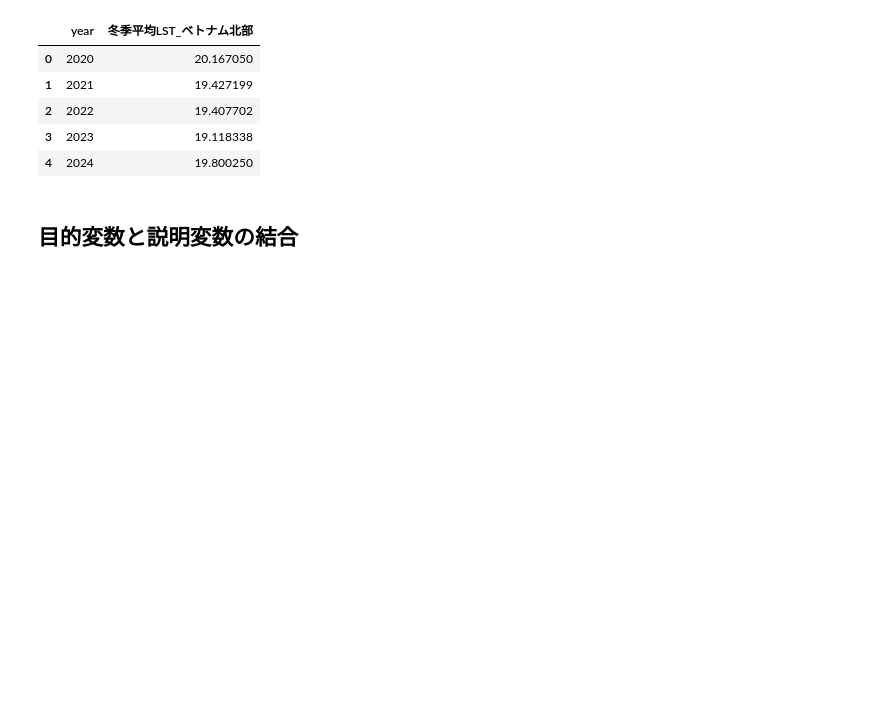
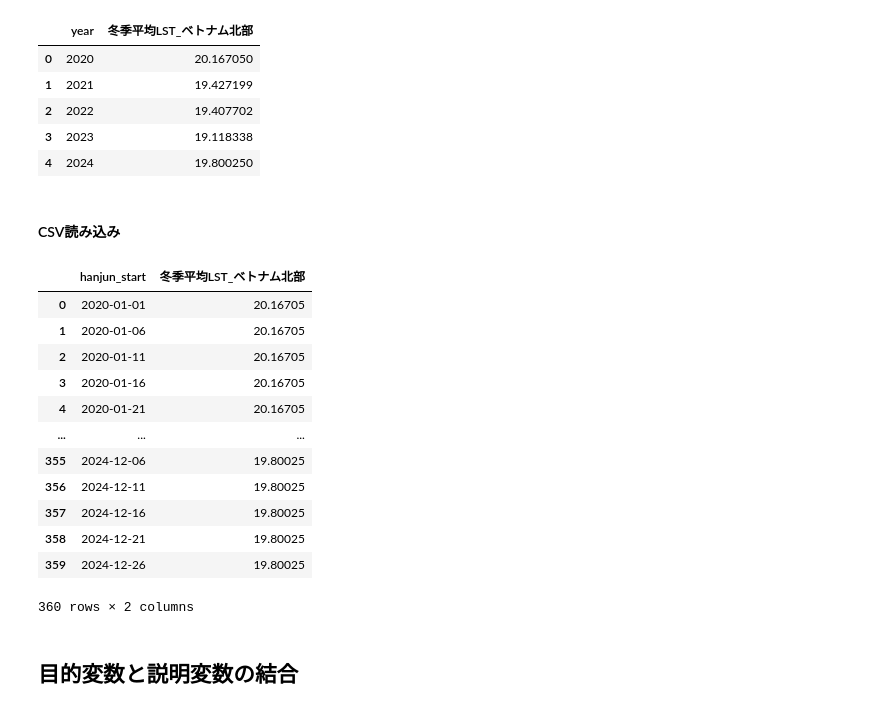
Before and after one commit to ShotaSasaki-HU/ASTRO-CAMP-2025, a Jupyter notebook: sarimax.ipynb, the cells around one changed output. Cells and saved outputs as stored; diff of their text form; code cells hidden in the pictures; blank space fills up the shorter version.

Commit message:
df_winter_LST_vietnam

```diff
--- a/sarimax.ipynb
+++ b/sarimax.ipynb
@@ -1353,6 +1353,38 @@ df_winter_LST
 | 2 | 2022 | 19.407702 |
 | 3 | 2023 | 19.118338 |
 | 4 | 2024 | 19.800250 |
+# %% [markdown]
+#### CSV読み込み
+# %%
+path = (
+    "https://github.com/ShotaSasaki-HU/ASTRO-CAMP-2025/raw/refs/heads/main/data"
+    "/df_winter_LST_%5B103.00777923375853,%2020.65022645654068,"
+    "%20106.84768713637455,%2023.37415023240974%5D.csv"
+)
+df_winter_LST_vietnam = pd.read_csv(path, encoding="utf-8", header=0, index_col=0)
+
+df_year = df_resp['hanjun_start'].copy()
+df_year = df_year.to_frame()
+df_year['year'] = df_year['hanjun_start'].dt.year
+
+df_winter_LST_vietnam = df_year.merge(df_winter_LST_vietnam, on='year', how='left')
+df_winter_LST_vietnam.drop('year', axis=1, inplace=True)
+
+df_winter_LST_vietnam
+# %% [output]
+|  | hanjun_start | 冬季平均LST_ベトナム北部 |
+| 0 | 2020-01-01 | 20.16705 |
+| 1 | 2020-01-06 | 20.16705 |
+| 2 | 2020-01-11 | 20.16705 |
+| 3 | 2020-01-16 | 20.16705 |
+| 4 | 2020-01-21 | 20.16705 |
+| ... | ... | ... |
+| 355 | 2024-12-06 | 19.80025 |
+| 356 | 2024-12-11 | 19.80025 |
+| 357 | 2024-12-16 | 19.80025 |
+| 358 | 2024-12-21 | 19.80025 |
+| 359 | 2024-12-26 | 19.80025 |
+360 rows × 2 columns
 # %% [markdown]
 ## 目的変数と説明変数の結合
 # %% [markdown]
```
